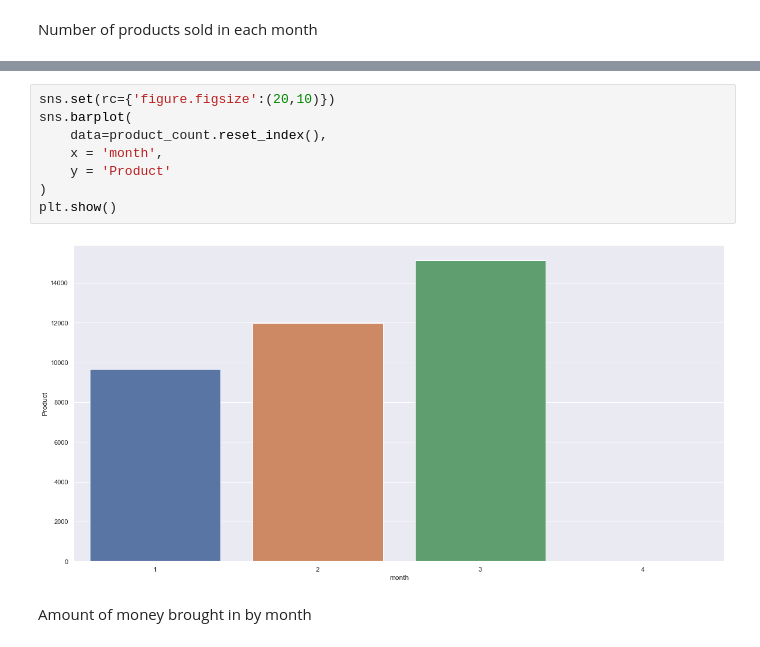
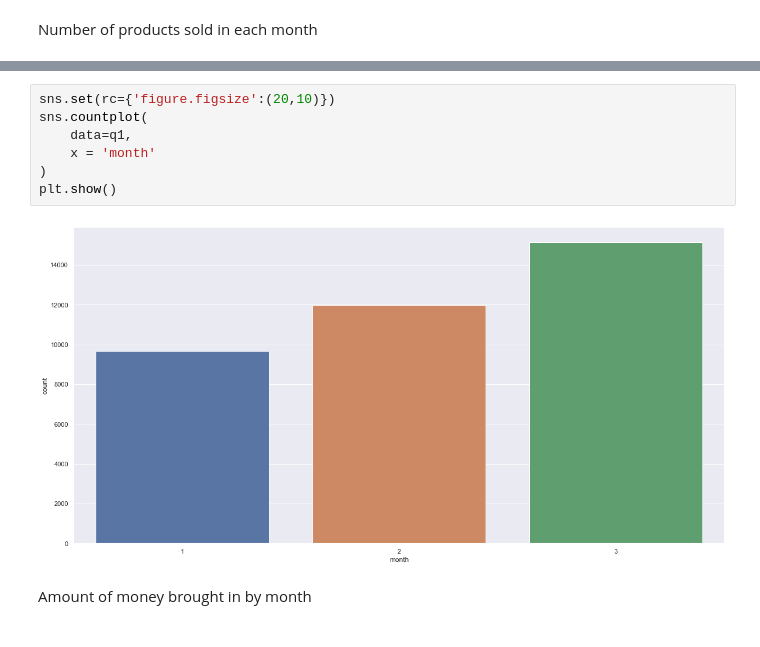
Before and after one commit to bejarrodar/GroupProject3, a Jupyter notebook: quarter1.ipynb, the cells around one changed output, grey strips where cells are left out. Saved outputs shown, nothing was run; the diff lists cells and outputs as text.

```diff
--- a/quarter1.ipynb
+++ b/quarter1.ipynb
@@ -129,13 +128,12 @@ product_count
 # %%
 sns.set(rc={'figure.figsize':(20,10)})
-sns.barplot(
-    data=product_count.reset_index(),
-    x = 'month',
-    y = 'Product'
+sns.countplot(
+    data=q1,
+    x = 'month'
 )
 plt.show()
 # %% [output]
-[figure, old version]
+[figure, new version]
 # %% [markdown]
 Amount of money brought in by month
 # %%
```
Also changed, not shown: parts of 8 cells of this notebook.
